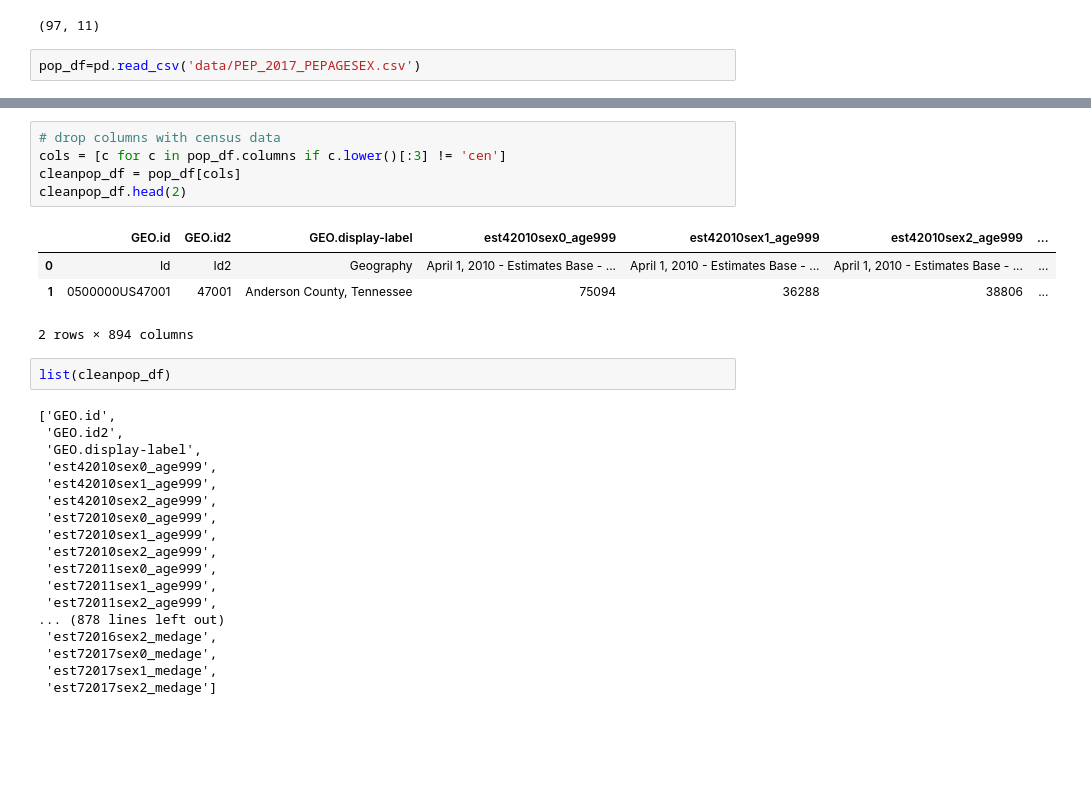
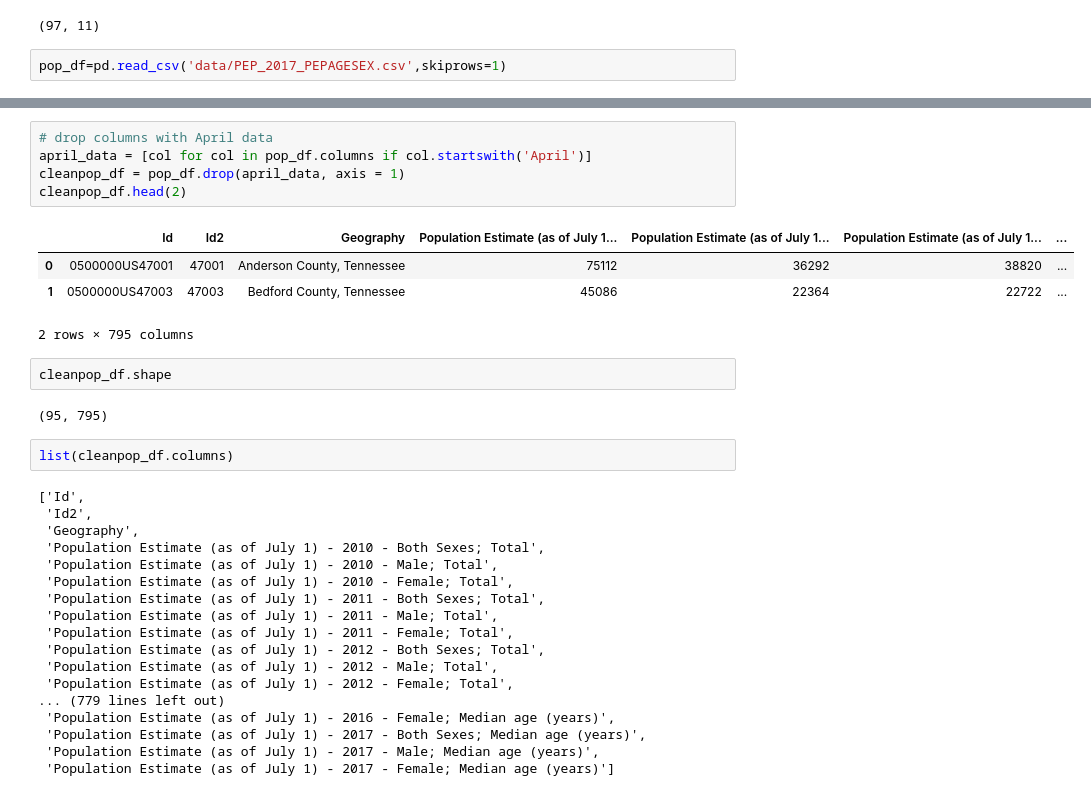
Before and after one commit to ibutera/vanderbilt-aspire-data-essentials, a Jupyter notebook: First Notebook.ipynb, the cells around one changed output, grey strips where cells are left out. Saved outputs shown, nothing was run; the diff lists cells and outputs as text; blank space fills up the shorter version.

Commit message:
Day 3 cleaned population data

```diff
--- a/First Notebook.ipynb
+++ b/First Notebook.ipynb
@@ -114,7 +114,7 @@ cancer_df.shape
 # %% [output]
 (97, 11)
 # %%
-pop_df=pd.read_csv('data/PEP_2017_PEPAGESEX.csv')
+pop_df=pd.read_csv('data/PEP_2017_PEPAGESEX.csv',skiprows=1)
 # %%
 pop_df.head(2)
 # %% [output]
@@ -173,30 +129,34 @@ Name: 0, Length: 993, dtype: bool
 # %%
-# drop columns with census data
-cols = [c for c in pop_df.columns if c.lower()[:3] != 'cen']
-cleanpop_df = pop_df[cols]
+# drop columns with April data
+april_data = [col for col in pop_df.columns if col.startswith('April')]
+cleanpop_df = pop_df.drop(april_data, axis = 1)
 cleanpop_df.head(2)
 # %% [output]
-|  | GEO.id | GEO.id2 | GEO.display-label | est42010sex0_age999 | est42010sex1_age999 | est42010sex2_age999 | ... |
-| 0 | Id | Id2 | Geography | April 1, 2010 - Estimates Base - ... | April 1, 2010 - Estimates Base - ... | April 1, 2010 - Estimates Base - ... | ... |
-| 1 | 0500000US47001 | 47001 | Anderson County, Tennessee | 75094 | 36288 | 38806 | ... |
+|  | Id | Id2 | Geography | Population Estimate (as of July 1... | Population Estimate (as of July 1... | Population Estimate (as of July 1... | ... |
+| 0 | 0500000US47001 | 47001 | Anderson County, Tennessee | 75112 | 36292 | 38820 | ... |
+| 1 | 0500000US47003 | 47003 | Bedford County, Tennessee | 45086 | 22364 | 22722 | ... |
-2 rows × 894 columns
+2 rows × 795 columns
+# %%
+cleanpop_df.shape
+# %% [output]
+(95, 795)
 # %%
-list(cleanpop_df)
+list(cleanpop_df.columns)
 # %% [output]
-['GEO.id',
- 'GEO.id2',
- 'GEO.display-label',
- 'est42010sex0_age999',
- 'est42010sex1_age999',
- 'est42010sex2_age999',
- 'est72010sex0_age999',
- 'est72010sex1_age999',
- 'est72010sex2_age999',
- 'est72011sex0_age999',
- 'est72011sex1_age999',
- 'est72011sex2_age999',
-... (878 lines left out)
- 'est72016sex2_medage',
- 'est72017sex0_medage',
- 'est72017sex1_medage',
- 'est72017sex2_medage']
+['Id',
+ 'Id2',
+ 'Geography',
+ 'Population Estimate (as of July 1) - 2010 - Both Sexes; Total',
+ 'Population Estimate (as of July 1) - 2010 - Male; Total',
+ 'Population Estimate (as of July 1) - 2010 - Female; Total',
+ 'Population Estimate (as of July 1) - 2011 - Both Sexes; Total',
+ 'Population Estimate (as of July 1) - 2011 - Male; Total',
+ 'Population Estimate (as of July 1) - 2011 - Female; Total',
+ 'Population Estimate (as of July 1) - 2012 - Both Sexes; Total',
+ 'Population Estimate (as of July 1) - 2012 - Male; Total',
+ 'Population Estimate (as of July 1) - 2012 - Female; Total',
+... (779 lines left out)
+ 'Population Estimate (as of July 1) - 2016 - Female; Median age (years)',
+ 'Population Estimate (as of July 1) - 2017 - Both Sexes; Median age (years)',
+ 'Population Estimate (as of July 1) - 2017 - Male; Median age (years)',
+ 'Population Estimate (as of July 1) - 2017 - Female; Median age (years)']
```
Also changed, not shown: parts of 12 cells of this notebook.
